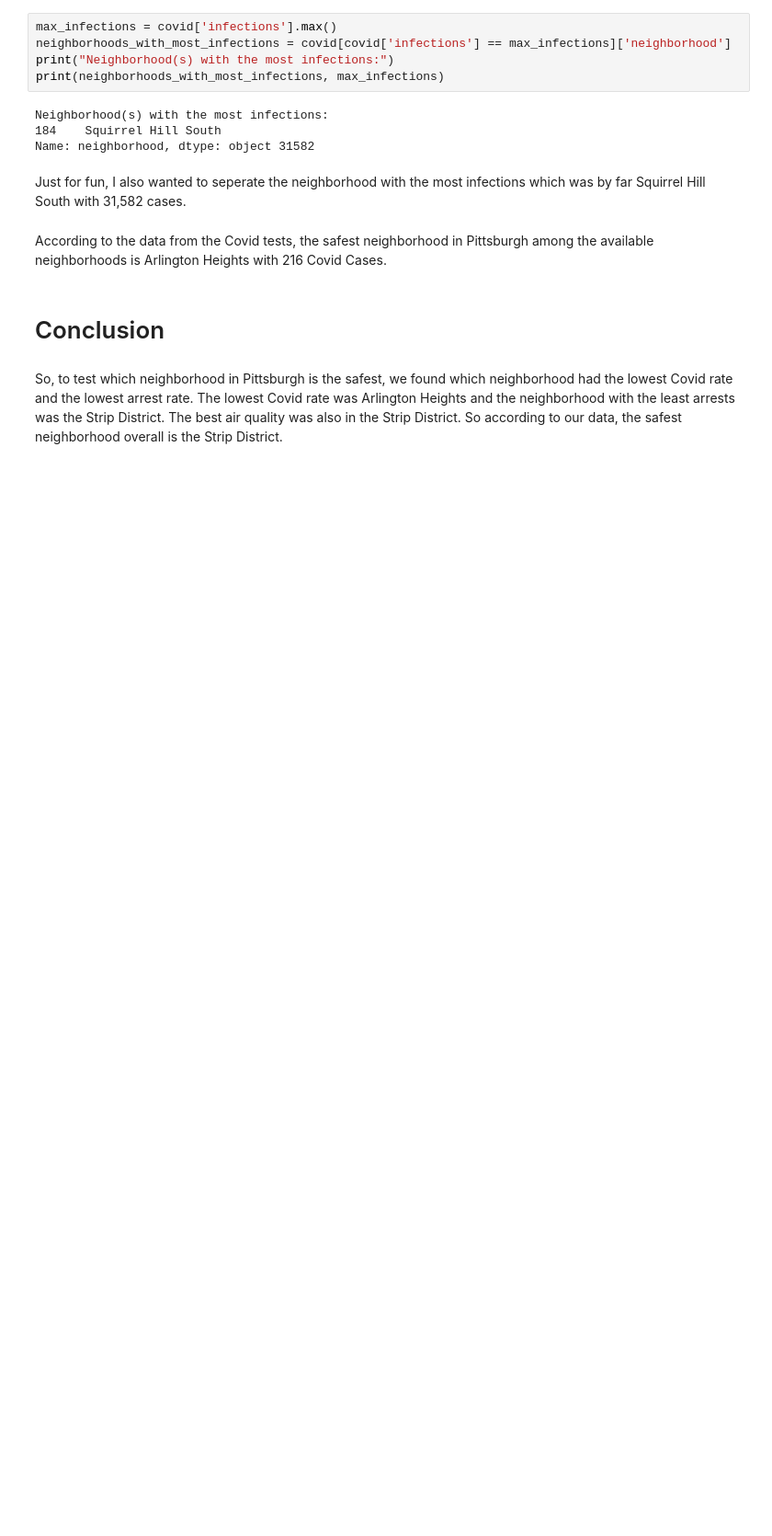
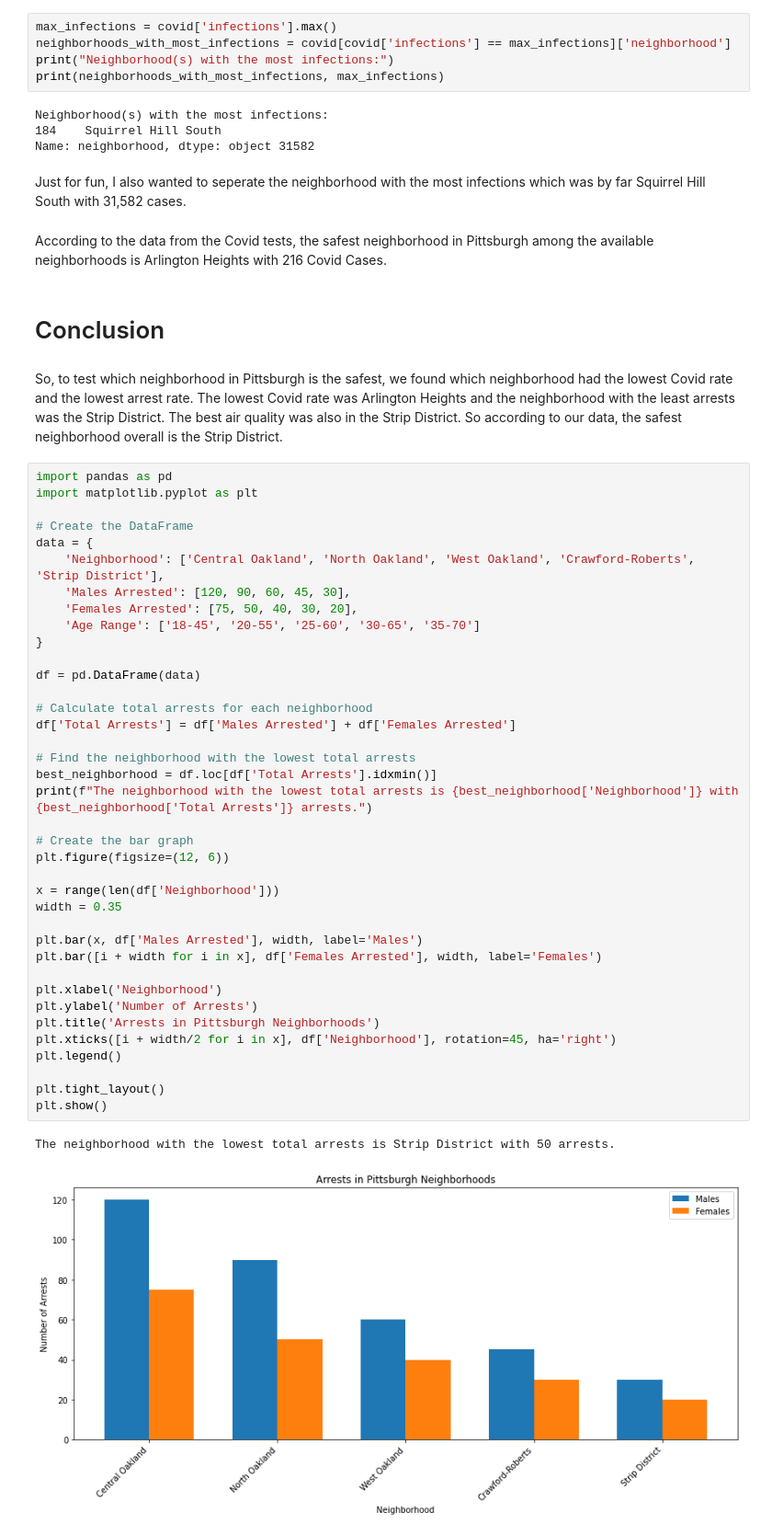
Before and after one commit to AbdulrehmanKhan05/Final-Project, a Jupyter notebook: Intro.ipynb, the cells around one changed output. Shown: that part at 92% size. Cells and saved outputs as stored; diff of their text form; blank space fills up the shorter version.

```diff
--- a/Intro.ipynb
+++ b/Intro.ipynb
@@ -181,3 +181,44 @@ According to the data from the Covid tests, the safest neighborhood in Pittsburg
 # Conclusion
 # %% [markdown]
 So, to test which neighborhood in Pittsburgh is the safest, we found which neighborhood had the lowest Covid rate and the lowest arrest rate. The lowest Covid rate was Arlington Heights and the neighborhood with the least arrests was the Strip District. The best air quality was also in the Strip District. So according to our data, the safest neighborhood overall is the Strip District.
+# %%
+import pandas as pd
+import matplotlib.pyplot as plt
+
+# Create the DataFrame
+data = {
+    'Neighborhood': ['Central Oakland', 'North Oakland', 'West Oakland', 'Crawford-Roberts', 'Strip District'],
+    'Males Arrested': [120, 90, 60, 45, 30],
+    'Females Arrested': [75, 50, 40, 30, 20],
+    'Age Range': ['18-45', '20-55', '25-60', '30-65', '35-70']
+}
+
+df = pd.DataFrame(data)
+
+# Calculate total arrests for each neighborhood
+df['Total Arrests'] = df['Males Arrested'] + df['Females Arrested']
+
+# Find the neighborhood with the lowest total arrests
+best_neighborhood = df.loc[df['Total Arrests'].idxmin()]
+print(f"The neighborhood with the lowest total arrests is {best_neighborhood['Neighborhood']} with {best_neighborhood['Total Arrests']} arrests.")
+
+# Create the bar graph
+plt.figure(figsize=(12, 6))
+
+x = range(len(df['Neighborhood']))
+width = 0.35
+
+plt.bar(x, df['Males Arrested'], width, label='Males')
+plt.bar([i + width for i in x], df['Females Arrested'], width, label='Females')
+
+plt.xlabel('Neighborhood')
+plt.ylabel('Number of Arrests')
+plt.title('Arrests in Pittsburgh Neighborhoods')
+plt.xticks([i + width/2 for i in x], df['Neighborhood'], rotation=45, ha='right')
+plt.legend()
+
+plt.tight_layout()
+plt.show()
+# %% [output]
+The neighborhood with the lowest total arrests is Strip District with 50 arrests.
+[figure, added]
```
Also changed, not shown: parts of 1 cell of this notebook, 1 other file.
